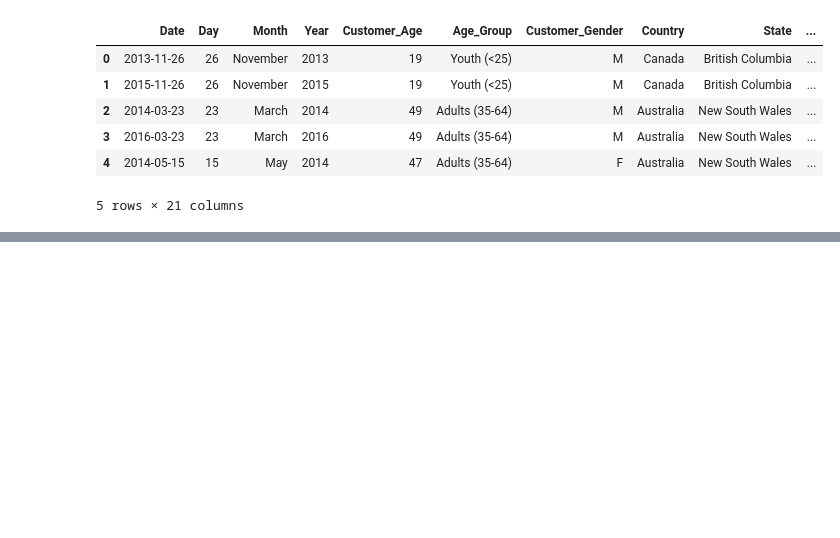
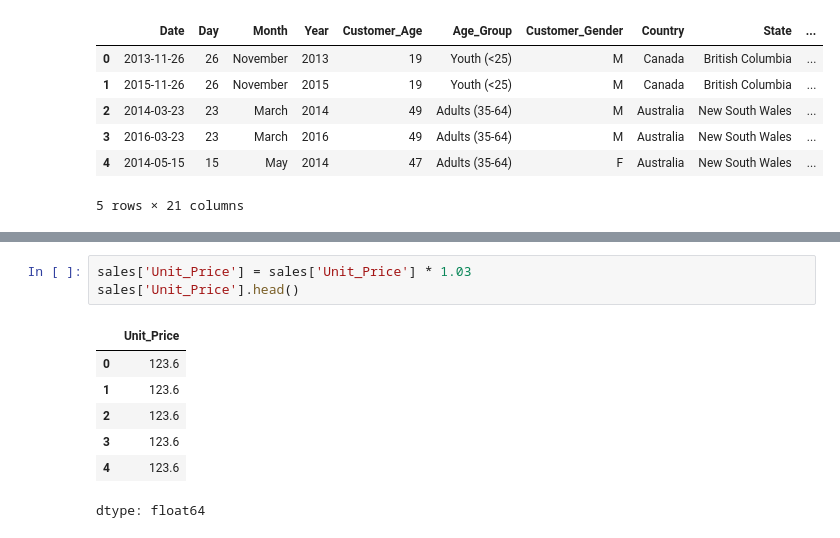
Before and after one commit to sarafkhan15/Data-Analysis-work, a Jupyter notebook: Sales_data_csv.ipynb, the cells around one changed output, grey strips where cells are left out. Drawn from its saved outputs; the diff is of its cells as text; blank space fills up the shorter version.

```diff
--- a/Sales_data_csv.ipynb
+++ b/Sales_data_csv.ipynb
@@ -357,0 +375,11 @@ sales.head()
+# %%
+sales['Unit_Price'] = sales['Unit_Price'] * 1.03
+sales['Unit_Price'].head()
+# %% [output]
+|  | Unit_Price |
+| 0 | 123.6 |
+| 1 | 123.6 |
+| 2 | 123.6 |
+| 3 | 123.6 |
+| 4 | 123.6 |
+dtype: float64
```
Also changed, not shown: parts of 4 cells of this notebook.
